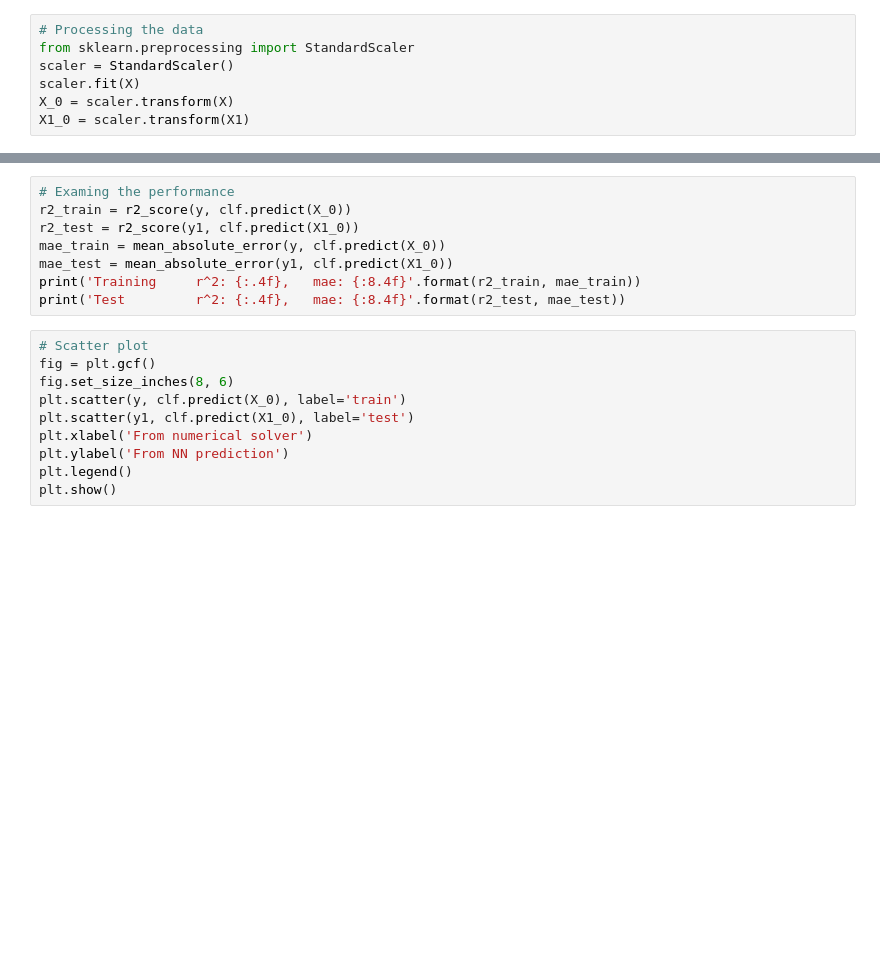
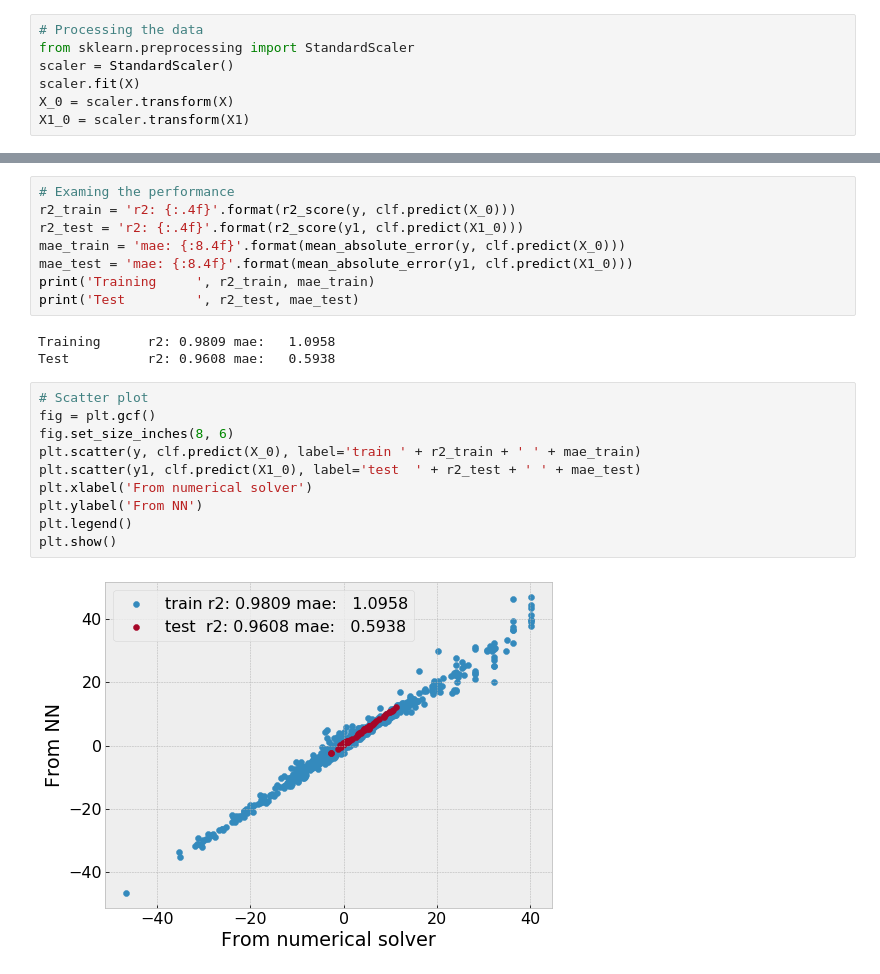
Before and after one commit to qzhu2017/ML-Schrodinger, a Jupyter notebook: Practice.ipynb, the cells around one changed output, grey strips where cells are left out. Saved outputs shown, nothing was run; the diff lists cells and outputs as text; blank space fills up the shorter version.

```diff
--- a/Practice.ipynb
+++ b/Practice.ipynb
@@ -80,18 +95,23 @@ clf.fit(X_0, y)
 # %%
 # Examing the performance
-r2_train = r2_score(y, clf.predict(X_0))
-r2_test = r2_score(y1, clf.predict(X1_0))
-mae_train = mean_absolute_error(y, clf.predict(X_0))
-mae_test = mean_absolute_error(y1, clf.predict(X1_0))
-print('Training     r^2: {:.4f},   mae: {:8.4f}'.format(r2_train, mae_train))
-print('Test         r^2: {:.4f},   mae: {:8.4f}'.format(r2_test, mae_test))
+r2_train = 'r2: {:.4f}'.format(r2_score(y, clf.predict(X_0)))
+r2_test = 'r2: {:.4f}'.format(r2_score(y1, clf.predict(X1_0)))
+mae_train = 'mae: {:8.4f}'.format(mean_absolute_error(y, clf.predict(X_0)))
+mae_test = 'mae: {:8.4f}'.format(mean_absolute_error(y1, clf.predict(X1_0)))
+print('Training     ', r2_train, mae_train)
+print('Test         ', r2_test, mae_test)
+# %% [output]
+Training      r2: 0.9809 mae:   1.0958
+Test          r2: 0.9608 mae:   0.5938
 # %%
 # Scatter plot
 fig = plt.gcf()
 fig.set_size_inches(8, 6)
-plt.scatter(y, clf.predict(X_0), label='train')
-plt.scatter(y1, clf.predict(X1_0), label='test')
+plt.scatter(y, clf.predict(X_0), label='train ' + r2_train + ' ' + mae_train)
+plt.scatter(y1, clf.predict(X1_0), label='test  ' + r2_test + ' ' + mae_test)
 plt.xlabel('From numerical solver')
-plt.ylabel('From NN prediction')
+plt.ylabel('From NN')
 plt.legend()
 plt.show()
+# %% [output]
+[figure, added]
```
Also changed, not shown: parts of 3 cells of this notebook.
